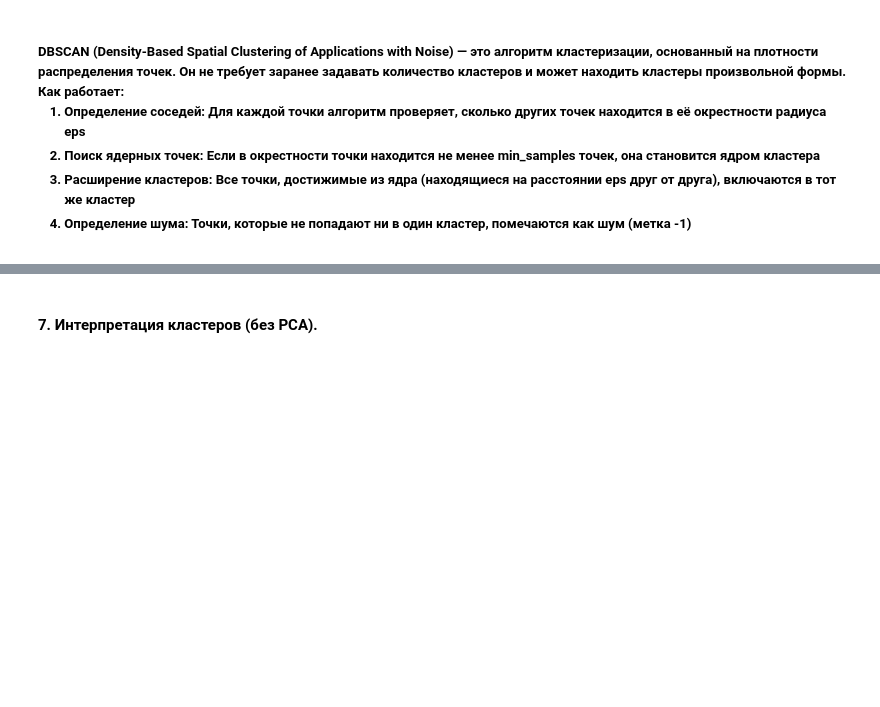
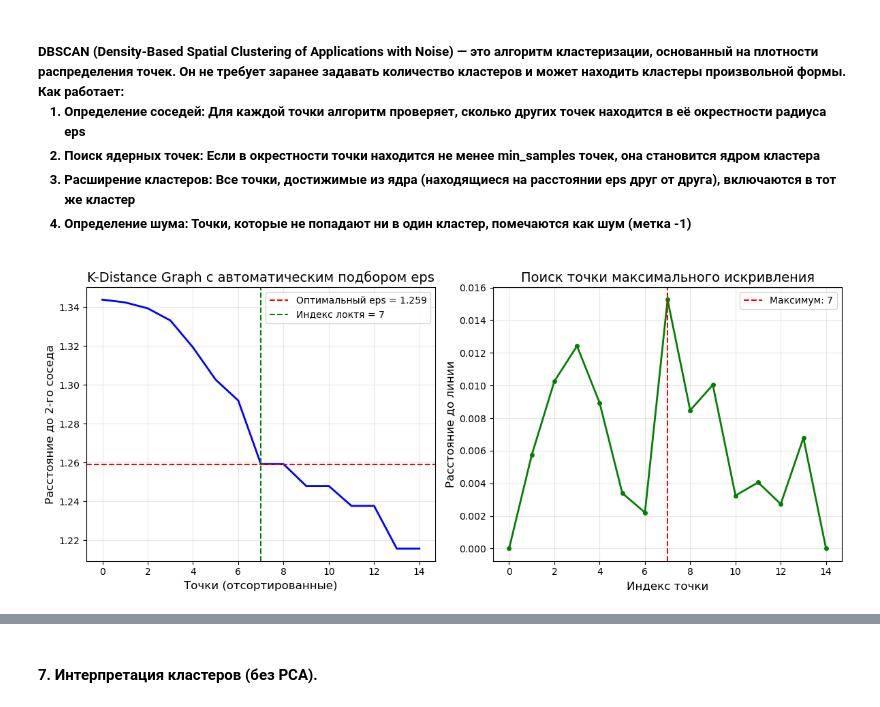
Before and after one commit to zumazoy-college/IPYNB-machine-learning, a Jupyter notebook: n8.ipynb, the cells around one changed output, grey strips where cells are left out. Cells and saved outputs as stored; diff of their text form; code cells hidden in the pictures; blank space fills up the shorter version.

```diff
--- a/n8.ipynb
+++ b/n8.ipynb
@@ -339,3 +412,97 @@ DBSCAN (Density-Based Spatial Clustering of Applications with Noise) — это
     <li>Определение шума: Точки, которые не попадают ни в один кластер, помечаются как шум (метка -1)</li>
 </ol>
 </h5>
+# %%
+def find_optimal_eps(X: list, min_samples: int, plot: bool=True) -> float:
+    """
+    Автоматический подбор eps для DBSCAN методом K-Distance.
+
+    Параметры:
+    -----------
+    -   X — Данные для кластеризации (массив признаков)
+    -   min_samples — Минимальное количество точек в кластере
+    -   plot — Показывать график для наглядности
+
+    Возвращает:
+    -----------
+    -   Оптимальное значение eps
+    """
+    k = min_samples
+
+    # Создаём и обучаем модель поиска соседей
+    neighbors = NearestNeighbors(n_neighbors=k) # для каждой точки ищем k ближайших соседей
+    neighbors_fit = neighbors.fit(X)
+
+    # Находим k ближайших соседей для каждой точки
+    distances, indices = neighbors_fit.kneighbors(X)
+    # distances - расстояния до k соседей
+    # indices - индексы k соседей
+
+    # Сортируем расстояния по убыванию
+    distances = np.sort(distances[:, k-1])[::-1] # [:, k-1] - все строки, k-й сосед
+
+    # Автоматическое обнаружение "локтя" (точка максимального искривления)
+    x = np.arange(len(distances)) # [0, 1, 2, 3, ...] - индексы точек
+    y = distances # значения расстояний
+
+    # Нормализуем оси для корректного вычисления расстояния, чтобы разные масштабы X и Y не влияли на результат
+    x_norm = x / np.max(x) # нормализуем к [0, 1]
+    y_norm = y / np.max(y)
+
+    # Создаём линию между первой и последней точкой графика
+    line_start = np.array([0, y_norm[0]]) # координаты первой точки базовой линии
+    line_end = np.array([1, y_norm[-1]]) # координаты последней точки базовой линии
+
+    # Находим точку, максимально удаленную от этой линии, это и будет "локоть"
+    distances_to_line = []
+    for i in range(len(x_norm)):
+        point = np.array([x_norm[i], y_norm[i]]) # координаты конкретной (i) точки
+        # Расстояние от точки до прямой
+        distance = np.abs(np.cross(line_end - line_start, line_start - point)) / \
+                   np.linalg.norm(line_end - line_start)
+        # перпендикуляр (высота) = площадь параллелограмма (=векторное произведение) / основание (длина линии)
+        distances_to_line.append(distance)
+
+    elbow_idx = np.argmax(distances_to_line) # находит индекс элемента с самым большим значением
+    optimal_eps = distances[elbow_idx]
+
+    # Визуализация
+    if plot:
+        plt.figure(figsize=(12, 5))
+
+        # График 1: K-Distance Graph
+        plt.subplot(1, 2, 1)
+        plt.plot(distances, 'b-', linewidth=2)
+        plt.axhline(y=optimal_eps, color='r', linestyle='--',
+                   label=f'Оптимальный eps = {optimal_eps:.3f}') # горизонтальная линия
+        plt.axvline(x=elbow_idx, color='g', linestyle='--',
+                   label=f'Индекс локтя = {elbow_idx}') # вертикальная линия
+        plt.xlabel('Точки (отсортированные)', fontsize=12)
+        plt.ylabel(f'Расстояние до {k}-го соседа', fontsize=12)
+        plt.title('K-Distance Graph с автоматическим подбором eps', fontsize=14)
+        plt.legend()
+        plt.grid(True, alpha=0.3)
+
+        # График 2: Расстояния до линии (поиск максимума)
+        plt.subplot(1, 2, 2)
+        plt.plot(distances_to_line, 'go-', linewidth=2, markersize=4)
+        plt.axvline(x=elbow_idx, color='r', linestyle='--',
+                   label=f'Максимум: {elbow_idx}')
+        plt.xlabel('Индекс точки', fontsize=12)
+        plt.ylabel('Расстояние до линии', fontsize=12)
+        plt.title('Поиск точки максимального искривления', fontsize=14)
+        plt.legend()
+        plt.grid(True, alpha=0.3)
+
+        plt.tight_layout() # автоматически подбирает отступы между графиками
+        plt.show()
+
+    print(f"Автоматически подобранное eps: {optimal_eps:.4f}")
+    print(f"Индекс 'локтя': {elbow_idx} из {len(distances)} точек")
+
+    return optimal_eps
+
+# Автоматически находим оптимальный eps
+optimal_eps = find_optimal_eps(X_tfidf.toarray(), min_samples=2, plot=True)
+# %% [output]
+[figure, added]
```
Also changed, not shown: parts of 36 cells of this notebook, 1 other file.
